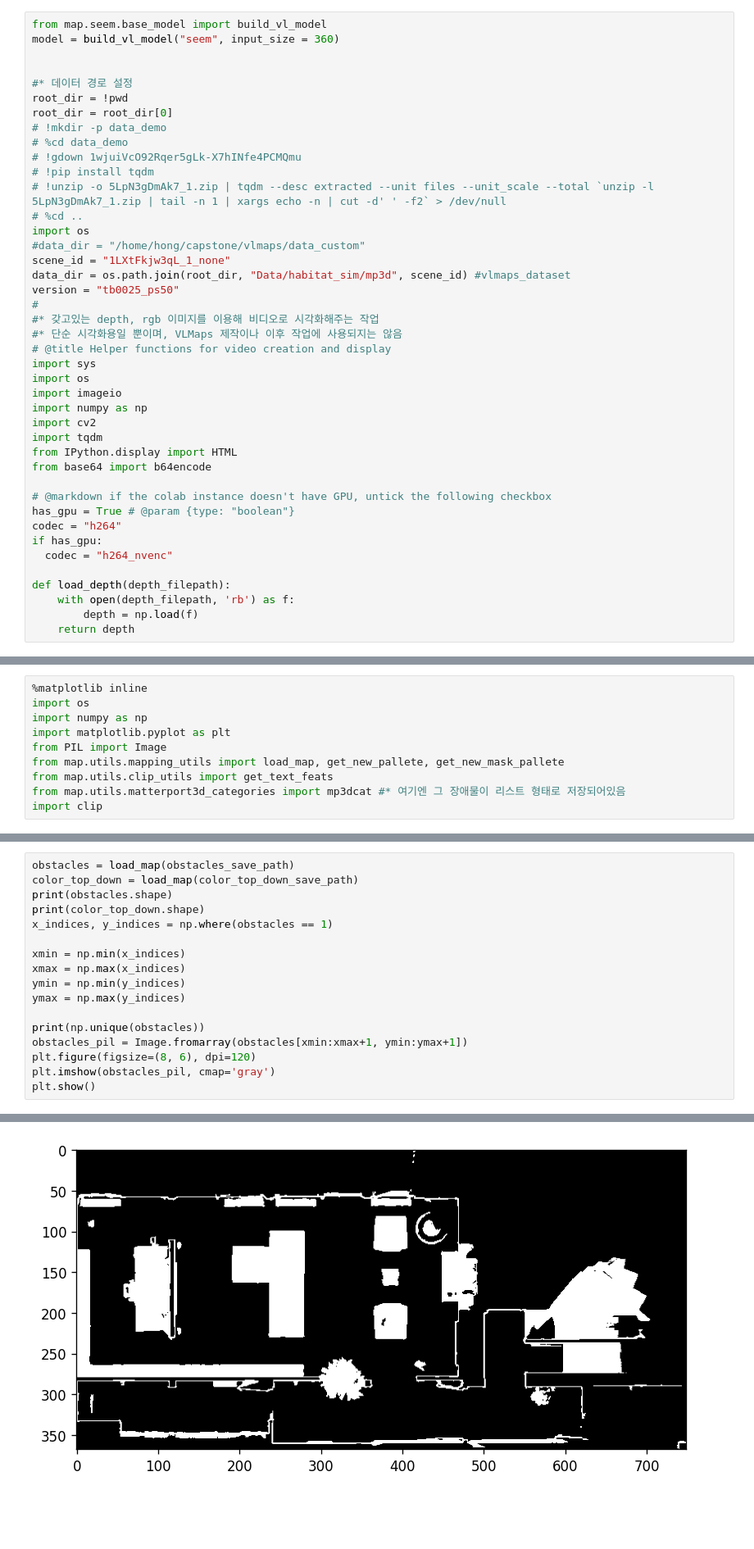
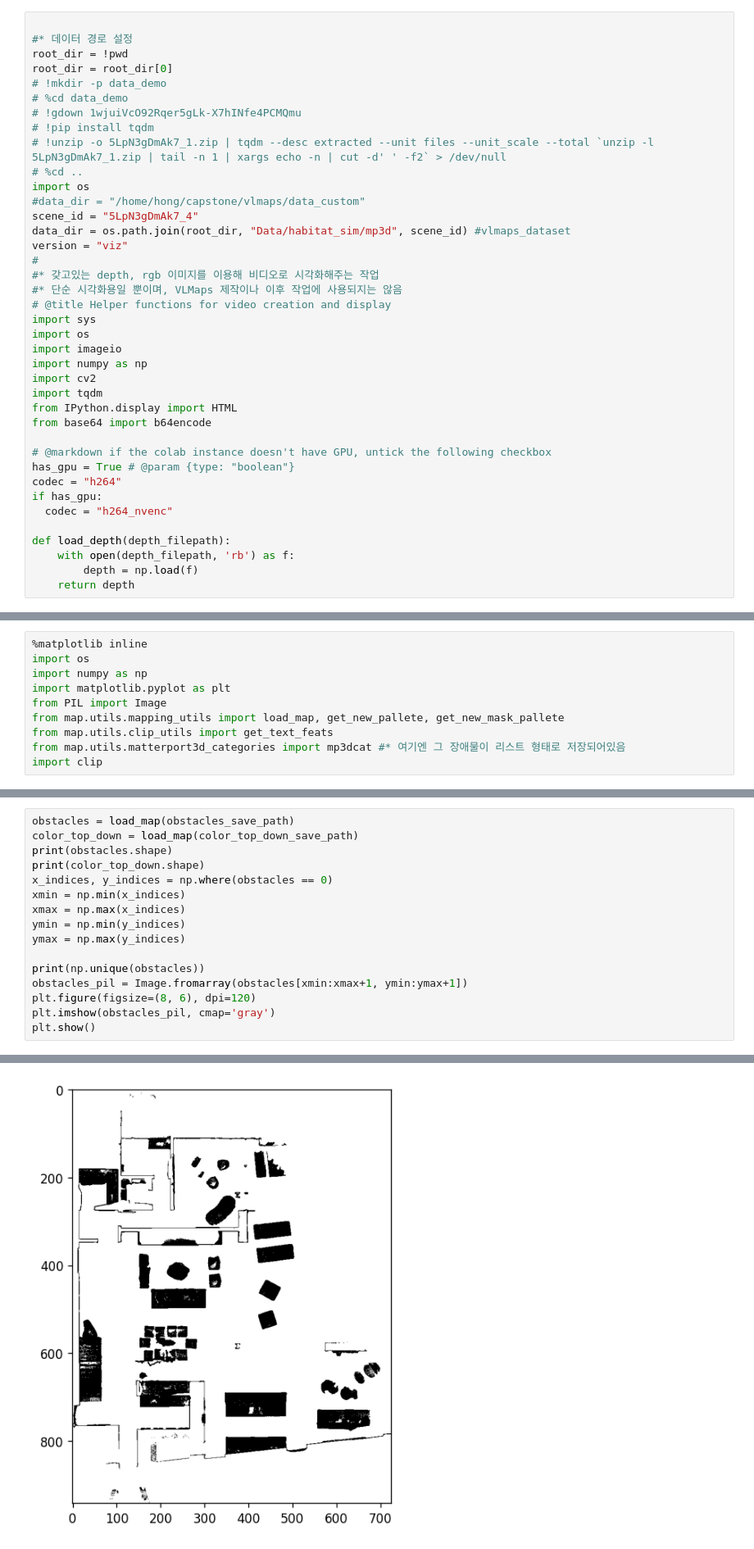
Before and after one commit to qlOoOlp/InstanceSeemMap, a Jupyter notebook: visualizer_customizedMap.ipynb, the cells around one changed output, grey strips where cells are left out. Shown: that part at 82% size. Saved outputs shown, nothing was run; the diff lists cells and outputs as text; blank space fills up the shorter version.

```diff
--- a/visualizer_customizedMap.ipynb
+++ b/visualizer_customizedMap.ipynb
@@ -1,7 +7,4 @@
 # %%
-from map.seem.base_model import build_vl_model
-model = build_vl_model("seem", input_size = 360)
-
 
 #* 데이터 경로 설정
 root_dir = !pwd
@@ -14,9 +17,9 @@ root_dir = root_dir[0]
 # %cd ..
 import os
 #data_dir = "/home/hong/capstone/vlmaps/data_custom"
-scene_id = "1LXtFkjw3qL_1_none"
+scene_id = "5LpN3gDmAk7_4"
 data_dir = os.path.join(root_dir, "Data/habitat_sim/mp3d", scene_id) #vlmaps_dataset
-version = "tb0025_ps50"
+version = "viz"
 #
 #* 갖고있는 depth, rgb 이미지를 이용해 비디오로 시각화해주는 작업
 #* 단순 시각화용일 뿐이며, VLMaps 제작이나 이후 작업에 사용되지는 않음
@@ -216,25 +216,24 @@ print(grid_save_path)
 # %%
 obstacles = load_map(obstacles_save_path)
 color_top_down = load_map(color_top_down_save_path)
 print(obstacles.shape)
 print(color_top_down.shape)
-x_indices, y_indices = np.where(obstacles == 1)
-
+x_indices, y_indices = np.where(obstacles == 0)
 xmin = np.min(x_indices)
 xmax = np.max(x_indices)
 ymin = np.min(y_indices)
 ymax = np.max(y_indices)
 
 print(np.unique(obstacles))
 obstacles_pil = Image.fromarray(obstacles[xmin:xmax+1, ymin:ymax+1])
 plt.figure(figsize=(8, 6), dpi=120)
 plt.imshow(obstacles_pil, cmap='gray')
 plt.show()
 # %% [output]
 (2000, 2000)
 (2000, 2000, 3)
 [0 1]
-[figure, old version]
+[figure, new version]
 # %%
 color_top_down = load_map(color_top_down_save_path)
 color_top_down = color_top_down[xmin:xmax+1, ymin:ymax+1]
```
Also changed, not shown: parts of 24 cells of this notebook, 50 other files.
